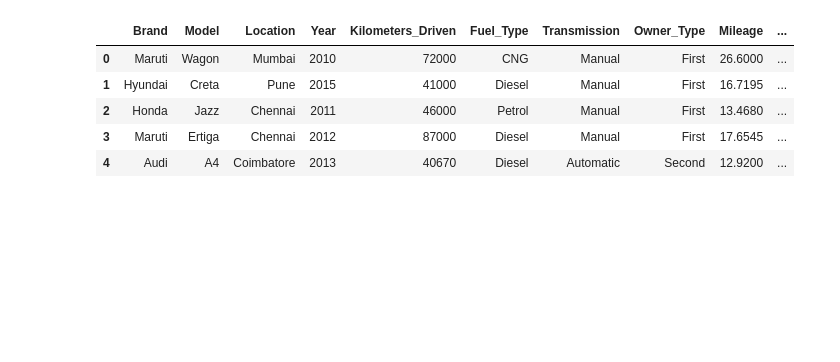
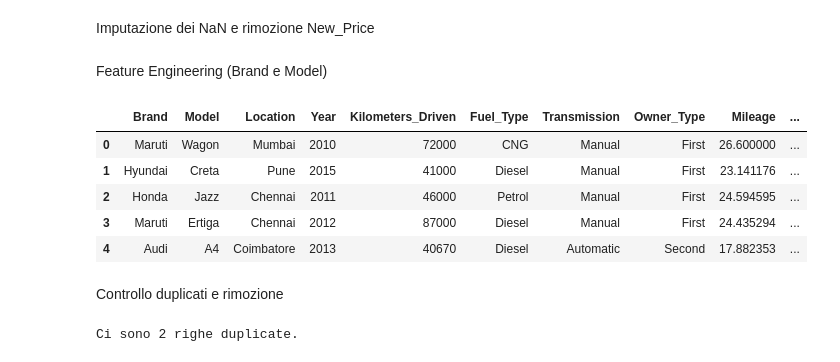
Before and after one commit to fragreco04/progetto-fad-2526, a Jupyter notebook: notebooks/drafts/part-1/DATAFRAME-SHARED.ipynb, the cells around one changed output. Cells and saved outputs as stored; diff of their text form; code cells hidden in the pictures; blank space fills up the shorter version.

```diff
--- a/notebooks/drafts/part-1/DATAFRAME-SHARED.ipynb
+++ b/notebooks/drafts/part-1/DATAFRAME-SHARED.ipynb
@@ -1,6 +1,9 @@
 # %%
 import pandas as pd
-import matplotlib.pyplot as plt
 import numpy as np
+from matplotlib import pyplot as plt
+import seaborn as sns
 
-df = pd.read_csv('../../../data_set/train-data.csv', index_col=0)
+df_originale = pd.read_csv('../../../data_set/train-data.csv', index_col=0)
+
+df = df_originale.copy()
@@ -58,33 +124,43 @@ df_clean.drop(columns=['Mileage_kmpkg'], inplace=True)
+# %% [markdown]
+Imputazione dei NaN e rimozione New_Price
 # %%
-df_clean = df_clean.drop('New_Price', axis=1)
-
+df = df.drop('New_Price', axis=1)
 cols_to_impute = ['Power', 'Mileage', 'Engine', 'Seats']
-df[cols_to_impute] = df_clean[cols_to_impute].replace(0.0, np.nan)
+df[cols_to_impute] = df[cols_to_impute].replace(0.0, np.nan)
 
 for col in cols_to_impute:
-    median_value = df_clean[col].median()
-    df_clean[col] = df_clean[col].fillna(median_value)
-
-df_clean['Engine'] = df_clean['Engine'].astype('int64')
-df_clean['Seats'] = df_clean['Seats'].astype('int64')
-
-df_clean['Brand'] = df_clean['Name'].str.split(' ').str[0]
-df_clean['Model'] = df_clean['Name'].str.split(' ').str[1]
-df_clean = df_clean.drop('Name', axis=1)
-
-df_clean.drop_duplicates(inplace=True)
+    median_value = df[col].median()
+    df[col] = df[col].fillna(median_value)
+df['Engine'] = df['Engine'].astype('int64')
+df['Seats'] = df['Seats'].astype('int64')
+# %% [markdown]
+Feature Engineering (Brand e Model)
 # %%
+df['Brand'] = df['Name'].str.split(' ').str[0]
+df['Model'] = df['Name'].str.split(' ').str[1]
+df = df.drop('Name', axis=1)
+
 first_cols = ['Brand', 'Model']
 
-remaining_cols = [col for col in df_clean.columns if col not in first_cols]
+remaining_cols = [col for col in df.columns if col not in first_cols]
 
-df_clean = df_clean[first_cols + remaining_cols]
-
-df_clean.head()
+df = df[first_cols + remaining_cols]
+df.head()
 # %% [output]
 |  | Brand | Model | Location | Year | Kilometers_Driven | Fuel_Type | Transmission | Owner_Type | Mileage | ... |
-| 0 | Maruti | Wagon | Mumbai | 2010 | 72000 | CNG | Manual | First | 26.6000 | ... |
-| 1 | Hyundai | Creta | Pune | 2015 | 41000 | Diesel | Manual | First | 16.7195 | ... |
-| 2 | Honda | Jazz | Chennai | 2011 | 46000 | Petrol | Manual | First | 13.4680 | ... |
-| 3 | Maruti | Ertiga | Chennai | 2012 | 87000 | Diesel | Manual | First | 17.6545 | ... |
-| 4 | Audi | A4 | Coimbatore | 2013 | 40670 | Diesel | Automatic | Second | 12.9200 | ... |
+| 0 | Maruti | Wagon | Mumbai | 2010 | 72000 | CNG | Manual | First | 26.600000 | ... |
+| 1 | Hyundai | Creta | Pune | 2015 | 41000 | Diesel | Manual | First | 23.141176 | ... |
+| 2 | Honda | Jazz | Chennai | 2011 | 46000 | Petrol | Manual | First | 24.594595 | ... |
+| 3 | Maruti | Ertiga | Chennai | 2012 | 87000 | Diesel | Manual | First | 24.435294 | ... |
+| 4 | Audi | A4 | Coimbatore | 2013 | 40670 | Diesel | Automatic | Second | 17.882353 | ... |
+# %% [markdown]
+Controllo duplicati e rimozione
+# %%
+df['Brand'].value_counts()
+df['Model'].unique()
+duplicate_count = df.duplicated().sum()
+
+print(f"Ci sono {duplicate_count} righe duplicate.")
+df.drop_duplicates(inplace=True)
+# %% [output]
+Ci sono 2 righe duplicate.
```
Also changed, not shown: parts of 29 cells of this notebook, 3 other files.
